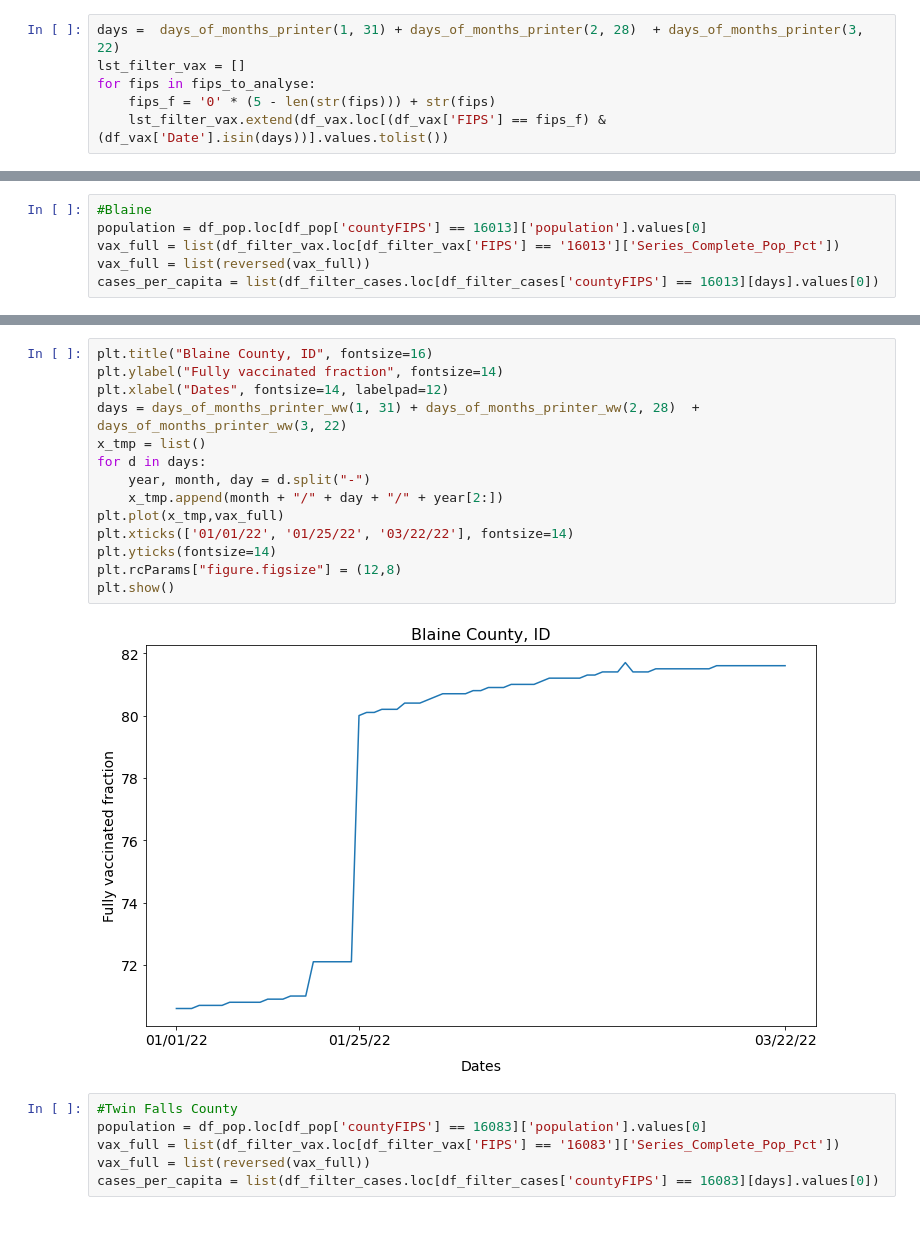
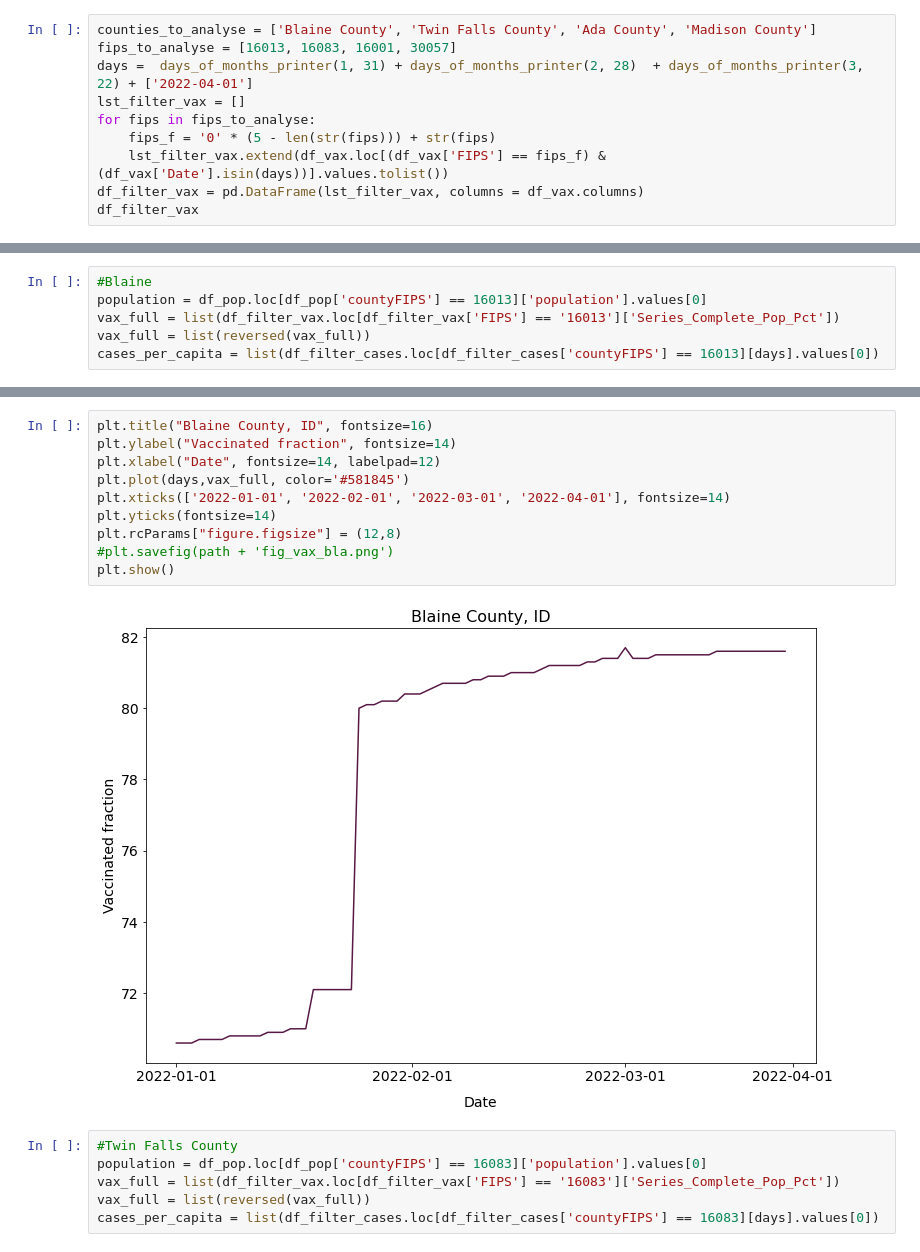
Before and after one commit to dzoanka/Covid19-cases-deaths-against-vax-in-US-counties, a Jupyter notebook: special_cases.ipynb, the cells around one changed output, grey strips where cells are left out. Cells and saved outputs as stored; diff of their text form; blank space fills up the shorter version.

```diff
--- a/special_cases.ipynb
+++ b/special_cases.ipynb
@@ -31,6 +30,10 @@ fips_to_analyse = [16013, 16083, 16001, 30057]
 # %%
-days =  days_of_months_printer(1, 31) + days_of_months_printer(2, 28)  + days_of_months_printer(3, 22)
+counties_to_analyse = ['Blaine County', 'Twin Falls County', 'Ada County', 'Madison County']
+fips_to_analyse = [16013, 16083, 16001, 30057]
+days =  days_of_months_printer(1, 31) + days_of_months_printer(2, 28)  + days_of_months_printer(3, 22) + ['2022-04-01']
 lst_filter_vax = []
 for fips in fips_to_analyse:
     fips_f = '0' * (5 - len(str(fips))) + str(fips)
     lst_filter_vax.extend(df_vax.loc[(df_vax['FIPS'] == fips_f) & (df_vax['Date'].isin(days))].values.tolist())
+df_filter_vax = pd.DataFrame(lst_filter_vax, columns = df_vax.columns)
+df_filter_vax
@@ -82,19 +80,15 @@ plt.show()
 # %%
 plt.title("Blaine County, ID", fontsize=16)
-plt.ylabel("Fully vaccinated fraction", fontsize=14)
-plt.xlabel("Dates", fontsize=14, labelpad=12)
-days = days_of_months_printer_ww(1, 31) + days_of_months_printer_ww(2, 28)  + days_of_months_printer_ww(3, 22)
-x_tmp = list()
-for d in days:
-    year, month, day = d.split("-")
-    x_tmp.append(month + "/" + day + "/" + year[2:])
-plt.plot(x_tmp,vax_full)
-plt.xticks(['01/01/22', '01/25/22', '03/22/22'], fontsize=14)
+plt.ylabel("Vaccinated fraction", fontsize=14)
+plt.xlabel("Date", fontsize=14, labelpad=12)
+plt.plot(days,vax_full, color='#581845')
+plt.xticks(['2022-01-01', '2022-02-01', '2022-03-01', '2022-04-01'], fontsize=14)
 plt.yticks(fontsize=14)
 plt.rcParams["figure.figsize"] = (12,8)
+#plt.savefig(path + 'fig_vax_bla.png')
 plt.show()
 # %% [output]
-[figure, old version]
+[figure, new version]
 # %%
 #Twin Falls County
 population = df_pop.loc[df_pop['countyFIPS'] == 16083]['population'].values[0]
```
Also changed, not shown: parts of 27 cells of this notebook, 6 other files.
